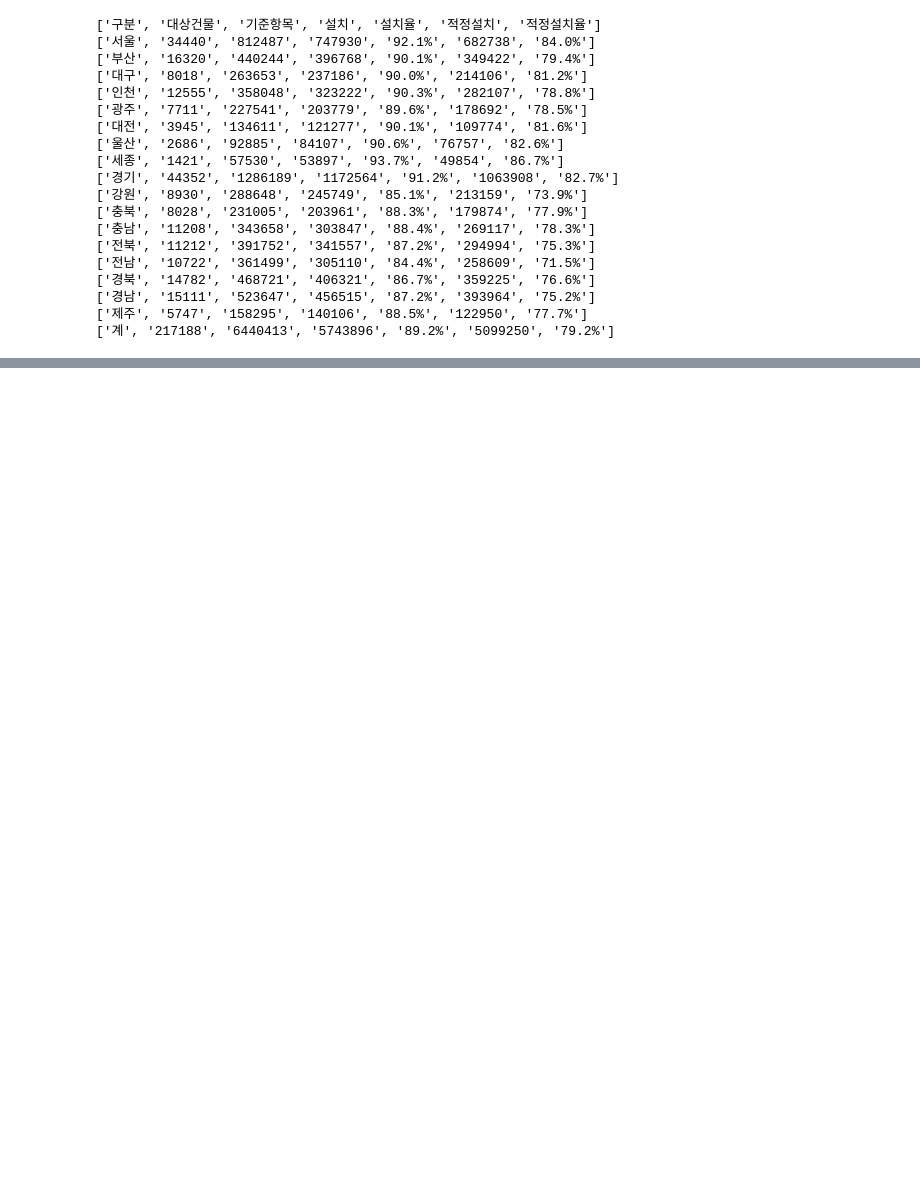
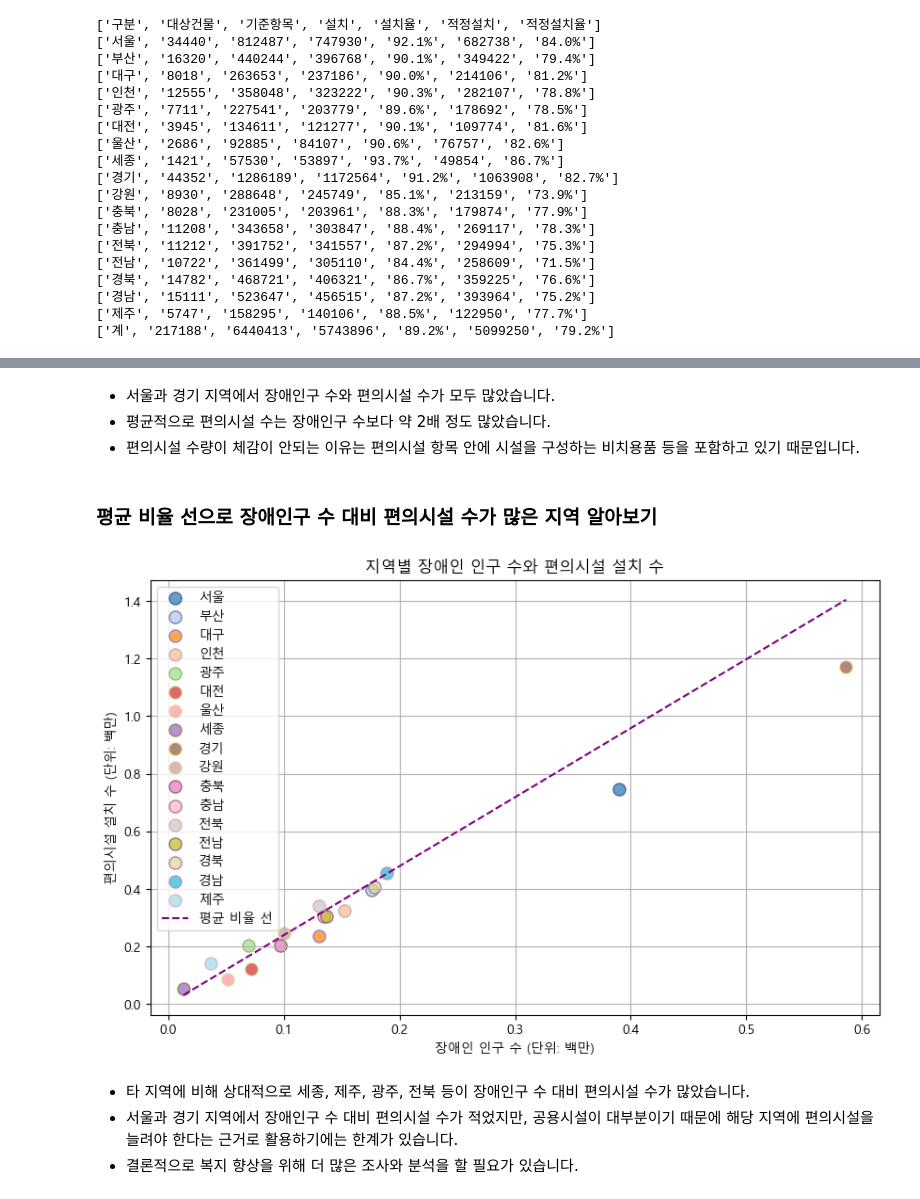
Before and after one commit to sjunc/2024-DA-Team, a Jupyter notebook: 분석 파일/kbs-kbs-DA.ipynb, the cells around one changed output, grey strips where cells are left out. Cells and saved outputs as stored; diff of their text form; code cells hidden in the pictures; blank space fills up the shorter version.

```diff
--- a/분석 파일/kbs-kbs-DA.ipynb
+++ b/분석 파일/kbs-kbs-DA.ipynb
@@ -37,0 +142,40 @@ with open('../데이터/2018_2023_시도별_장애인_편의시설_설치현황.
+# %% [markdown]
+- 서울과 경기 지역에서 장애인구 수와 편의시설 수가 모두 많았습니다.
+- 평균적으로 편의시설 수는 장애인구 수보다 약 2배 정도 많았습니다.
+- 편의시설 수량이 체감이 안되는 이유는 편의시설 항목 안에 시설을 구성하는 비치용품 등을 포함하고 있기 때문입니다.
+# %% [markdown]
+### 평균 비율 선으로 장애인구 수 대비 편의시설 수가 많은 지역 알아보기
+# %%
+import numpy as np
+
+regions = [row[0] for row in inst_status_pwd_2023[1:-1]]
+installations = [int(row[3]) / 1e6 for row in inst_status_pwd_2023[1:-1]]
+population = [int(row[1]) / 1e6 for row in pwd_2023[2:]]
+
+# 색상 지정
+face_colors = plt.cm.tab20(np.linspace(0, 1, len(regions)))
+edge_colors = plt.cm.tab20b(np.linspace(0, 1, len(regions)))
+
+# 산점도 그리기
+plt.figure(figsize=(10, 6))
+for i, region in enumerate(regions):
+    plt.scatter(population[i], installations[i], color=face_colors[i], edgecolors=edge_colors[i], label=region, alpha=0.7, s=90)
+
+# 평균 비율 계산
+mean_ratio = np.mean([installations[i] / population[i] for i in range(len(regions))])
+x_vals = np.linspace(min(population), max(population), 100)
+y_vals = mean_ratio * x_vals
+plt.plot(x_vals, y_vals, color='purple', linestyle='--', label='평균 비율 선')
+
+plt.xlabel('장애인 인구 수 (단위: 백만)')
+plt.ylabel('편의시설 설치 수 (단위: 백만)')
+plt.title('지역별 장애인 인구 수와 편의시설 설치 수')
+plt.legend()
+plt.grid(True)
+plt.show()
+# %% [output]
+[figure, added]
+# %% [markdown]
+- 타 지역에 비해 상대적으로 세종, 제주, 광주, 전북 등이 장애인구 수 대비 편의시설 수가 많았습니다.
+- 서울과 경기 지역에서 장애인구 수 대비 편의시설 수가 적었지만, 공용시설이 대부분이기 때문에 해당 지역에 편의시설을 늘려야 한다는 근거로 활용하기에는 한계가 있습니다.
+- 결론적으로 복지 향상을 위해 더 많은 조사와 분석을 할 필요가 있습니다.
```
Also changed, not shown: parts of 15 cells of this notebook.
